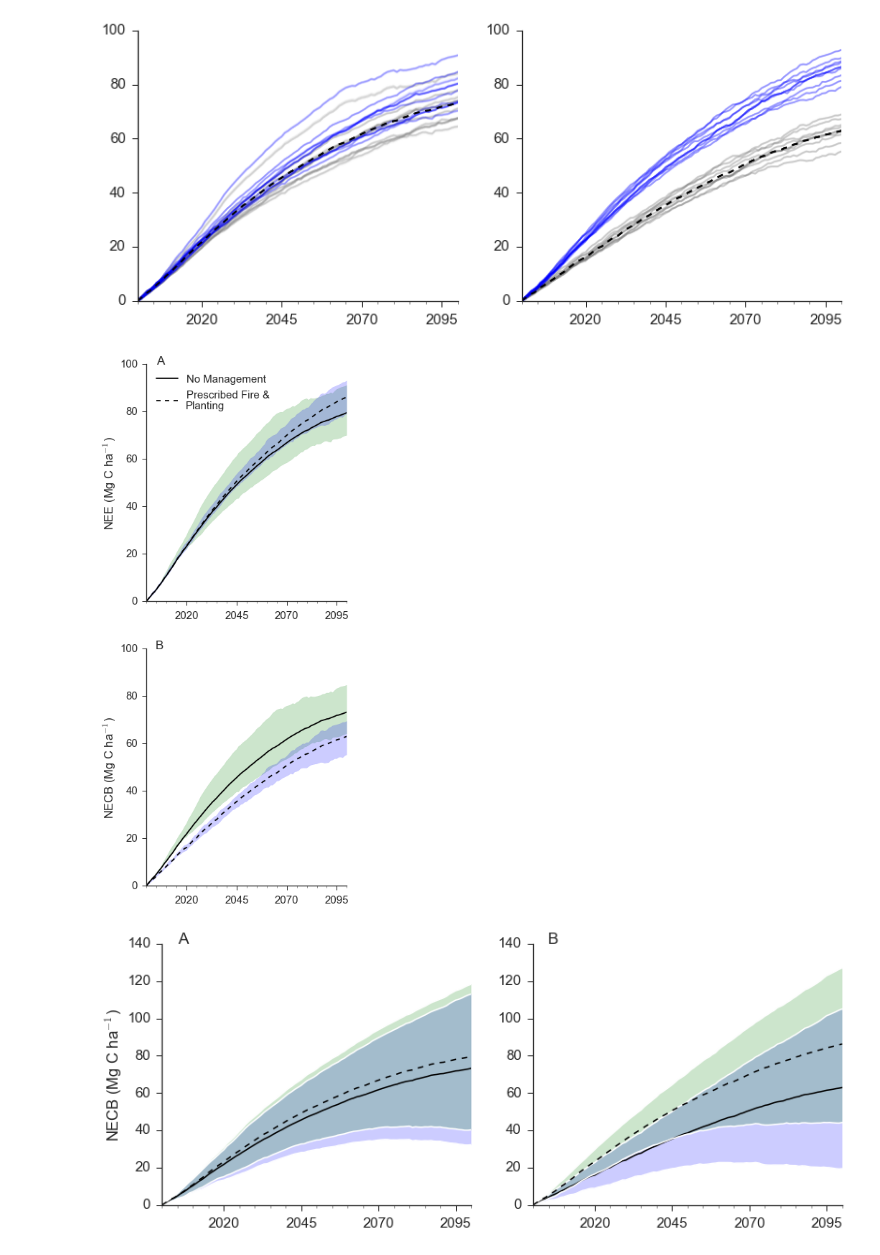
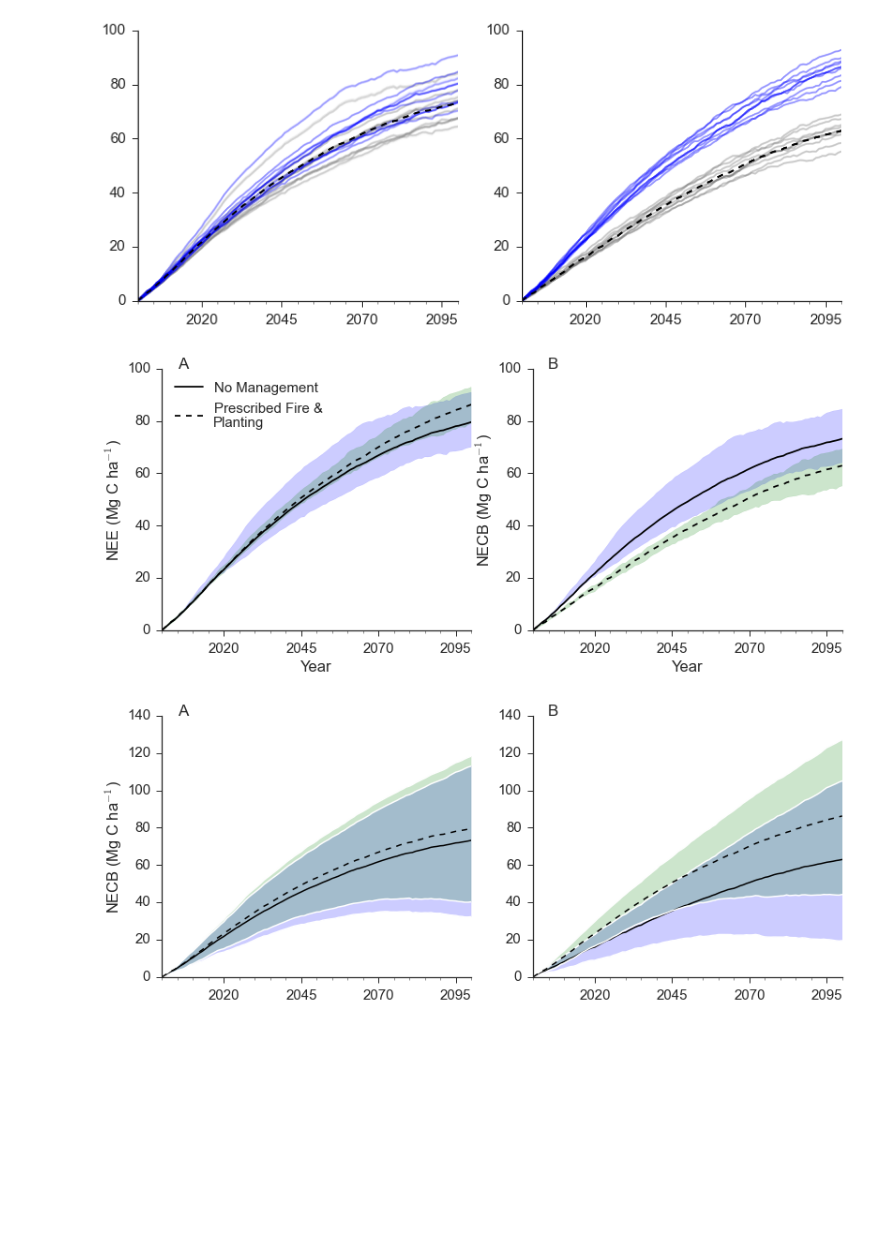
Before and after one commit to djkrofch/FtBenning, a Jupyter notebook: SwantesonFranzianAnalysis.ipynb, the cells around one changed output. Drawn from its saved outputs; the diff is of its cells as text; code cells hidden in the pictures; blank space fills up the shorter version.

```diff
--- a/SwantesonFranzianAnalysis.ipynb
+++ b/SwantesonFranzianAnalysis.ipynb
@@ -579,0 +626,28 @@ sns.despine()
+# %%
+f, ((ax1, ax2)) = plt.subplots(1,2, figsize =(13,5))
+plt.subplots_adjust(wspace = 0.3)
+sns.set_style('ticks')
+sns.set_context('notebook', font_scale=1.5)
+
+test1 = plotAllSimsMinMaxMed_2(totNoManSimCentDFs, 'TECw', style= '-',
+                       fillcolor='blue', ax = ax1, label = 'No Management')
+test2 = plotAllSimsMinMaxMed_2(totRxSimCentDFs, 'TECw',   style= '--',
+                       fillcolor='green', ax = ax1, label = 'Prescribed Fire & \nPlanting')
+ax1.set_ylabel('Total Ecosystem Carbon \n(Mg C ha$^{-1}$)')
+ax1.set_ylim([0,170])
+ax1.legend(loc = 0)
+
+plotAllSimsMinMaxMed_2(totNoManSimCentDFs, 'AGBw', style= '-',
+                       fillcolor='blue', ax = ax2)
+plotAllSimsMinMaxMed_2(totRxSimCentDFs, 'AGBw',  style= '--',
+                       fillcolor='green', ax = ax2)
+ax1.text(0.05, 1, 'A', transform=ax1.transAxes,  fontsize=17)
+ax2.text(0.05, 1, 'B', transform=ax2.transAxes, fontsize=17)
+
+ax2.set_ylabel('Aboveground Carbon \n(Mg C ha$^{-1}$)')
+ax2.set_ylim([0,120])
+ax1.set_xlabel('Year')
+ax2.set_xlabel('Year')
+
+sns.despine()
+plt.savefig('AGB_TEC.tif', bbox_inches = 'tight', dpi = 300)
@@ -676,7 +752,7 @@ sns.set_style('ticks')
 # %% [output]
 [figure]
 # %%
-f, ((ax1, ax2)) = plt.subplots(2,1, figsize =(5,13))
+f, ((ax1, ax2)) = plt.subplots(1,2, figsize =(13,5))
 
 
 getmax = allTSNMnee[allTSNMnee.index.year == 2100].NEE.max()
@@ -709,8 +785,8 @@ nomanmean.NEECw.plot(ax = ax1, color = 'black', linestyle = '-')
 rxmean.index = MAXTSNM.index
 rxmean.NEECw.plot(ax = ax1, color = 'black', linestyle = '--')
 
-ax1.fill_between(MAXTSNM.index, MAXTSNM.NEE, MINTSNM.NEE, color = 'green', alpha = 0.2)
-ax1.fill_between(MAXTSRX.index, MAXTSRX.NEE, MINTSRX.NEE, color = 'blue', alpha = 0.2)
+ax1.fill_between(MAXTSNM.index, MAXTSNM.NEE, MINTSNM.NEE, color = 'blue', alpha = 0.2)
+ax1.fill_between(MAXTSRX.index, MAXTSRX.NEE, MINTSRX.NEE, color = 'green', alpha = 0.2)
 
 #------------------------------------------------------------
 getmax = allTSNM[allTSNM.index.year == 2100].NECB.max()
@@ -728,36 +804,40 @@ MINTSNM = allTSNM[(allTSNM.rep == minrep[0]) & (allTSNM.climate == minclim[0])]
 
 getmaxRX = allTSRX[allTSRX.index.year == 2100].NECB.max()
 getminRX = allTSRX[allTSRX.index.year == 2100].NECB.min()
 
 maxrepRX = allTSRX.rep[allTSRX.NECB == getmaxRX]
 maxclimRX = allTSRX.climate[allTSRX.NECB == getmaxRX]
 
 minrepRX = allTSRX.rep[allTSRX.NECB == getminRX]
 minclimRX = allTSRX.climate[allTSRX.NECB == getminRX]
 
 MAXTSRX = allTSRX[(allTSRX.rep == maxrepRX[0]) & (allTSRX.climate == maxclimRX[0])]
 MINTSRX = allTSRX[(allTSRX.rep == minrepRX[0]) & (allTSRX.climate == minclimRX[0])]
 
 nomanmean.index = MAXTSNM.index
 nomanmean.NECBw.plot(ax = ax2, color = 'black', linestyle = '-')
 rxmean.index = MAXTSNM.index
 rxmean.NECBtot.plot(ax = ax2, color = 'black', linestyle = '--')
 
-ax2.fill_between(MAXTSNM.index, MAXTSNM.NECB, MINTSNM.NECB, color = 'green', alpha = 0.2)
-ax2.fill_between(MAXTSRX.index, MAXTSRX.NECB, MINTSRX.NECB, color = 'blue', alpha = 0.2)
+ax2.fill_between(MAXTSNM.index, MAXTSNM.NECB, MINTSNM.NECB, color = 'blue', alpha = 0.2)
+ax2.fill_between(MAXTSRX.index, MAXTSRX.NECB, MINTSRX.NECB, color = 'green', alpha = 0.2)
 
 ax1.set_ylim([0,100])
 ax2.set_ylim([0,100])
 ax1.set_ylabel('NEE (Mg C ha$^{-1}$)')
 ax2.set_ylabel('NECB (Mg C ha$^{-1}$)')
 
 ax1.text(0.05, 1, 'A', transform=ax1.transAxes, fontsize=17)
 ax2.text(0.05, 1, 'B', transform=ax2.transAxes, fontsize=17)
+ax1.set_xlabel('Year')
+ax2.set_xlabel('Year')
 
 ax1.legend(loc = 0, labels = ['No Management', 'Prescribed Fire & \nPlanting'])
 sns.despine()
+#plt.tight_layout()
+plt.savefig('NEE_NECB.tif', bbox_inches='tight', dpi = 300)
 # %% [output]
-[figure, old version]
+[figure, new version]
 # %%
 f, ((ax1, ax2)) = plt.subplots(1,2, figsize =(13,5))
 
```
Also changed, not shown: parts of 11 cells of this notebook.
